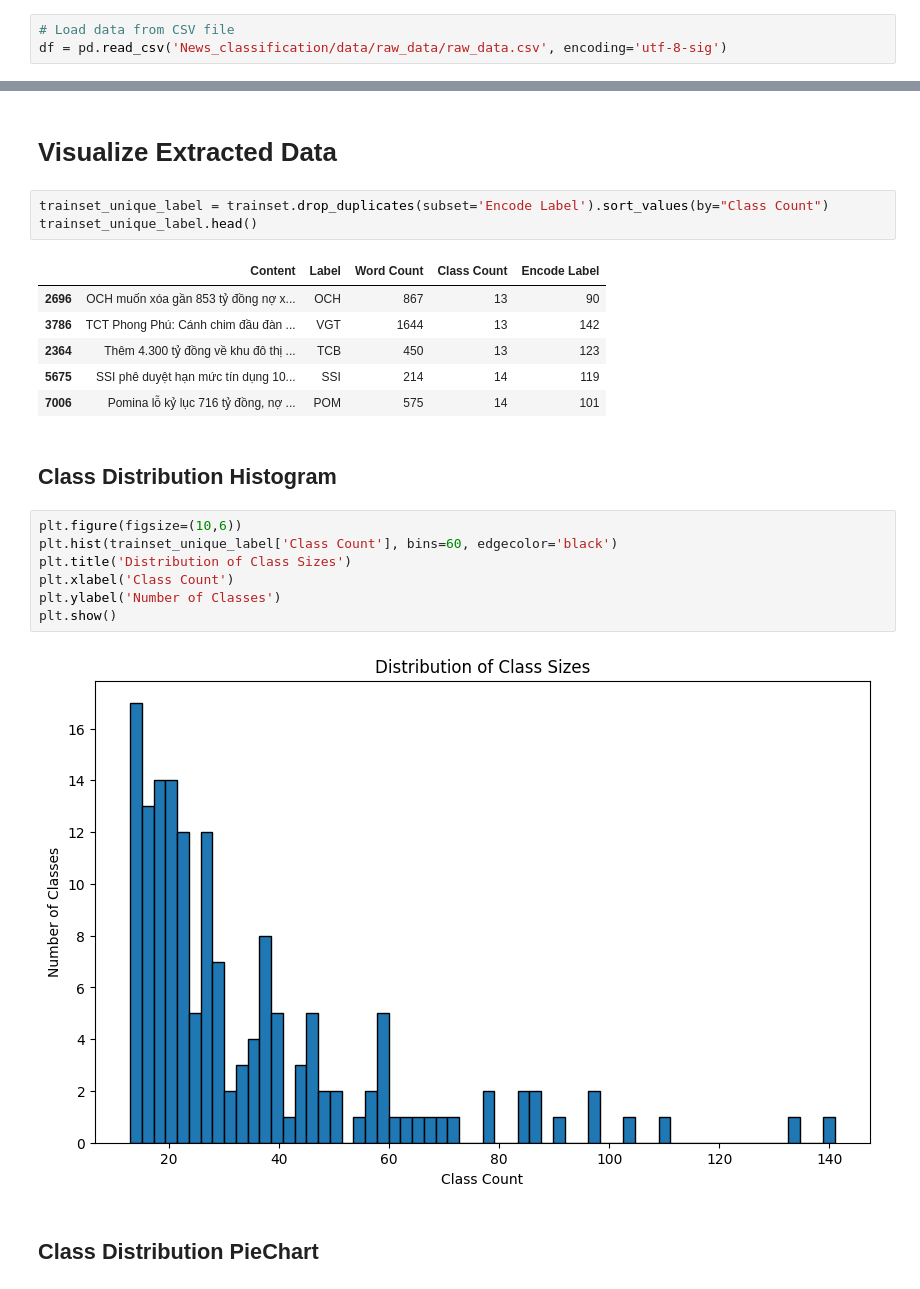
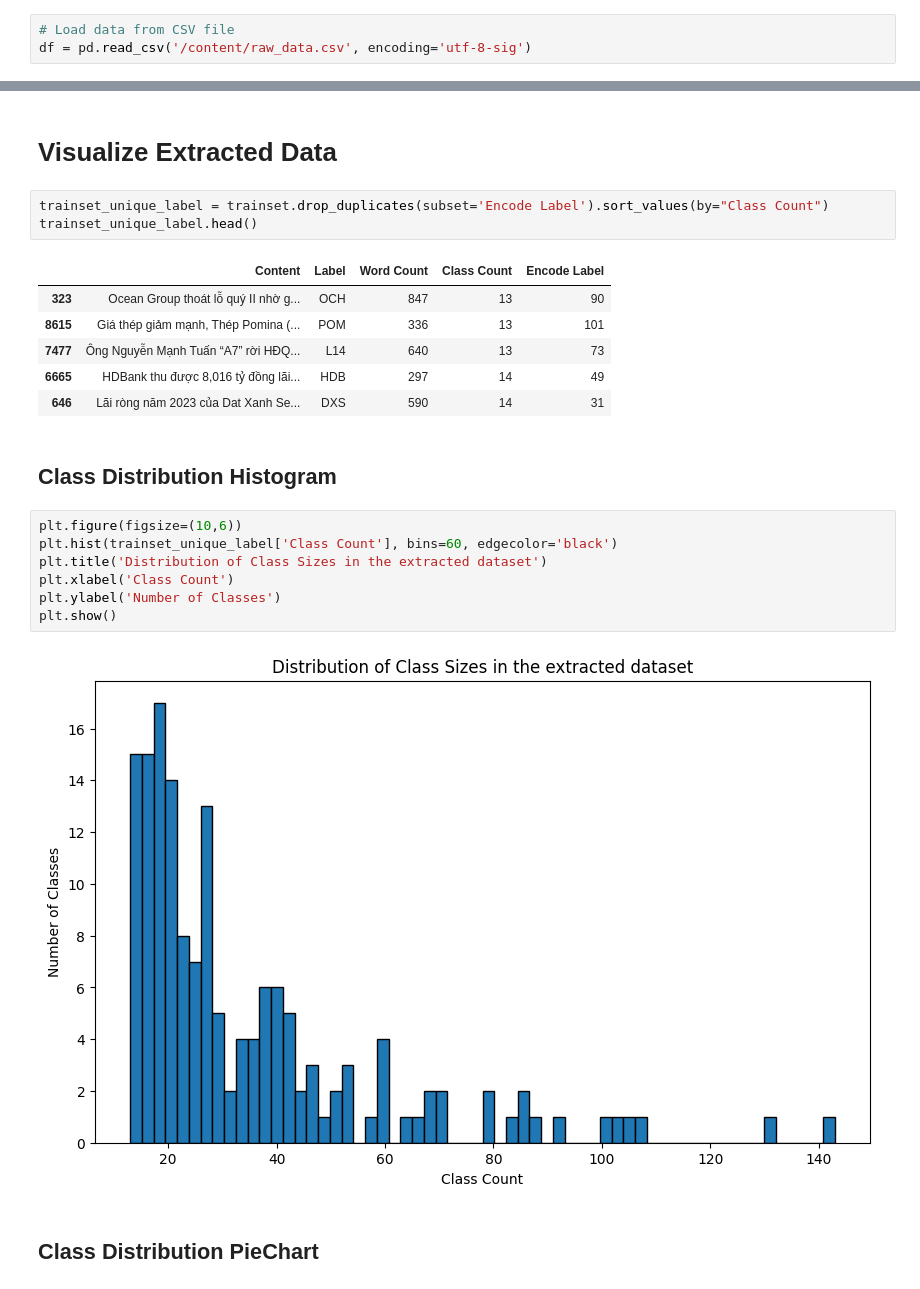
Before and after one commit to duongnghia222/News_classification, a Jupyter notebook: NPL_news_classification_95%.ipynb, the cells around one changed output, grey strips where cells are left out. Drawn from its saved outputs; the diff is of its cells as text.

```diff
--- a/NPL_news_classification_95%.ipynb
+++ b/NPL_news_classification_95%.ipynb
@@ -75,7 +61,7 @@ Updating files: 100% (56/56), done.
 # Load dataset
 # %%
 # Load data from CSV file
-df = pd.read_csv('News_classification/data/raw_data/raw_data.csv', encoding='utf-8-sig')
+df = pd.read_csv('/content/raw_data.csv', encoding='utf-8-sig')
 # %% [markdown]
 # Visualize Data
 # %% [markdown]
@@ -258,22 +236,22 @@ trainset_unique_label = trainset.drop_duplicates(subset='Encode Label').sort_val
 trainset_unique_label.head()
 # %% [output]
 |  | Content | Label | Word Count | Class Count | Encode Label |
-| 2696 | OCH muốn xóa gần 853 tỷ đồng nợ x... | OCH | 867 | 13 | 90 |
-| 3786 | TCT Phong Phú: Cánh chim đầu đàn ... | VGT | 1644 | 13 | 142 |
-| 2364 | Thêm 4.300 tỷ đồng về khu đô thị ... | TCB | 450 | 13 | 123 |
-| 5675 | SSI phê duyệt hạn mức tín dụng 10... | SSI | 214 | 14 | 119 |
-| 7006 | Pomina lỗ kỷ lục 716 tỷ đồng, nợ ... | POM | 575 | 14 | 101 |
+| 323 | Ocean Group thoát lỗ quý II nhờ g... | OCH | 847 | 13 | 90 |
+| 8615 | Giá thép giảm mạnh, Thép Pomina (... | POM | 336 | 13 | 101 |
+| 7477 | Ông Nguyễn Mạnh Tuấn “A7” rời HĐQ... | L14 | 640 | 13 | 73 |
+| 6665 | HDBank thu được 8,016 tỷ đồng lãi... | HDB | 297 | 14 | 49 |
+| 646 | Lãi ròng năm 2023 của Dat Xanh Se... | DXS | 590 | 14 | 31 |
 # %% [markdown]
 ## Class Distribution Histogram
 # %%
 plt.figure(figsize=(10,6))
 plt.hist(trainset_unique_label['Class Count'], bins=60, edgecolor='black')
-plt.title('Distribution of Class Sizes')
+plt.title('Distribution of Class Sizes in the extracted dataset')
 plt.xlabel('Class Count')
 plt.ylabel('Number of Classes')
 plt.show()
 # %% [output]
-[figure, old version]
+[figure, new version]
 # %% [markdown]
 ## Class Distribution PieChart
 # %%
```
Also changed, not shown: parts of 30 cells of this notebook, 4 other files.
